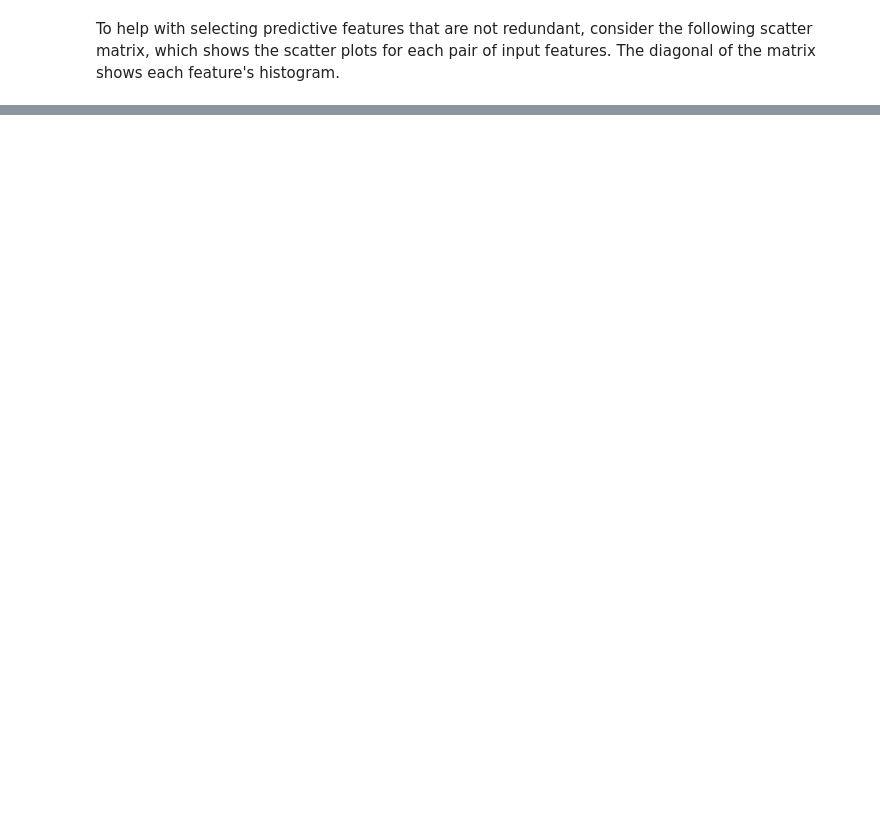
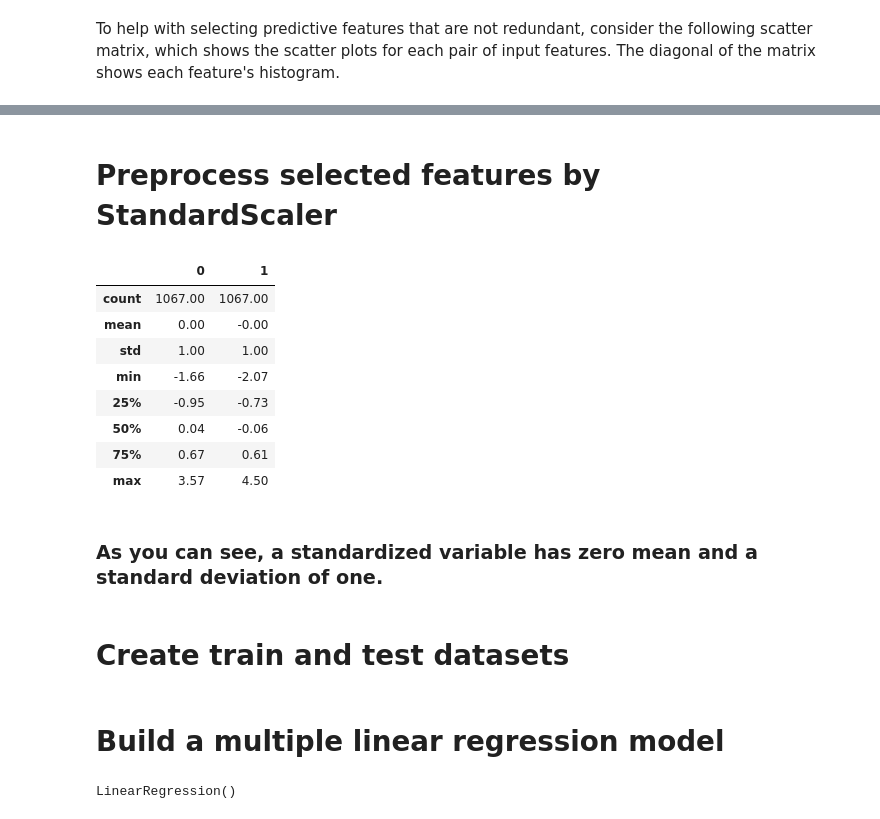
Before and after one commit to Hasan082/AI_and_Machine_learning, a Jupyter notebook: machien_learning/Multiple_Linear_Regression.ipynb, the cells around one changed output, grey strips where cells are left out. Cells and saved outputs as stored; diff of their text form; code cells hidden in the pictures; blank space fills up the shorter version.

```diff
--- a/machien_learning/Multiple_Linear_Regression.ipynb
+++ b/machien_learning/Multiple_Linear_Regression.ipynb
@@ -120,0 +125,28 @@ plt.show()
+# %%
+# X = df.iloc[:,[0,1]].to_numpy()
+# y = df.iloc[:,[2]].to_numpy()
+X = df[["ENGINESIZE", "FUELCONSUMPTION_COMB_MPG"]].to_numpy()
+y = df[["CO2EMISSIONS"]].to_numpy()
+# %% [markdown]
+# Preprocess selected features by StandardScaler
+# %%
+from sklearn.preprocessing import StandardScaler
+
+scaler = StandardScaler()
+X_std = scaler.fit_transform(X)
+# %%
+pd.DataFrame(X_std).describe().round(2)
+# %% [output]
+|  | 0 | 1 |
+| count | 1067.00 | 1067.00 |
+| mean | 0.00 | -0.00 |
+| std | 1.00 | 1.00 |
+| min | -1.66 | -2.07 |
+| 25% | -0.95 | -0.73 |
+| 50% | 0.04 | -0.06 |
+| 75% | 0.67 | 0.61 |
+| max | 3.57 | 4.50 |
+# %% [markdown]
+### As you can see, a standardized variable has zero mean and a standard deviation of one.
+# %% [markdown]
+# Create train and test datasets
@@ -120,0 +156,8 @@ plt.show()
+# %% [markdown]
+# Build a multiple linear regression model
+# %%
+from sklearn.linear_model import LinearRegression
+model = LinearRegression()
+model.fit(X_train, y_train)
+# %% [output]
+LinearRegression()
```
Also changed, not shown: parts of 7 cells of this notebook.
